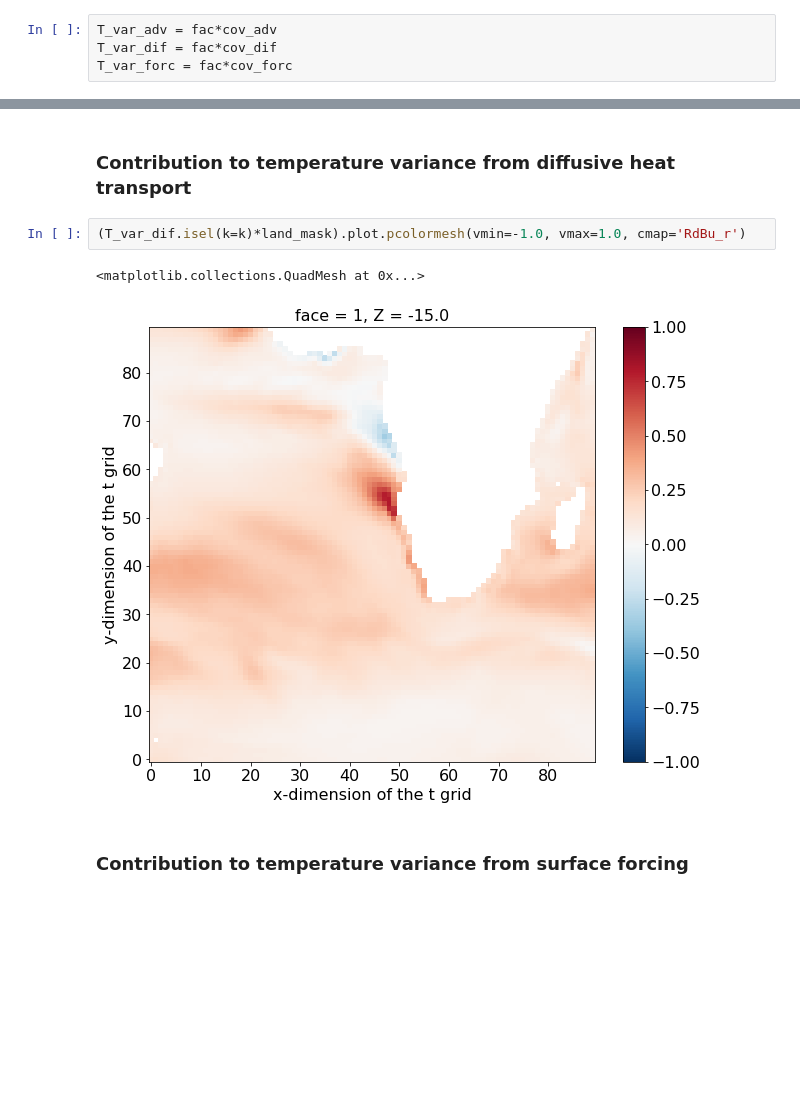
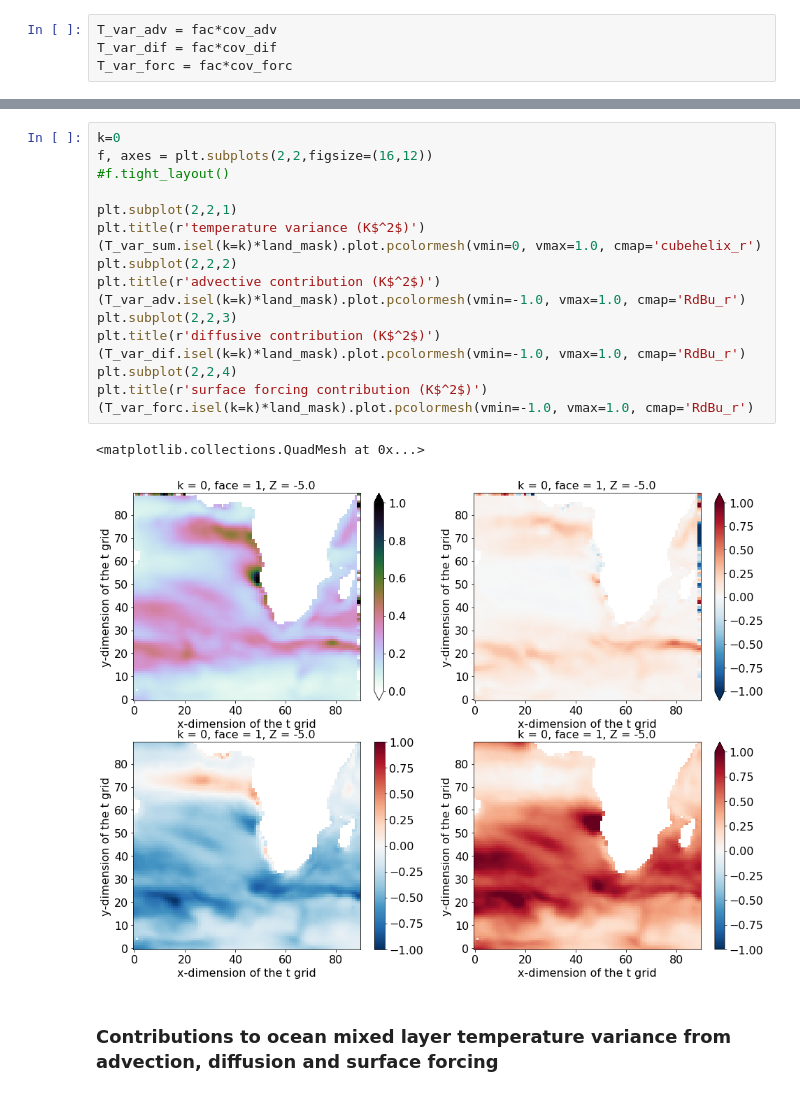
Before and after one commit to cpatrizio88/pangeo_ECCO, a Jupyter notebook: test_ecco_sstvarbudget.ipynb, the cells around one changed output, grey strips where cells are left out. Cells and saved outputs as stored; diff of their text form; blank space fills up the shorter version.

Commit message:
ocean mixed layer temperature variance budget is balanced

```diff
--- a/test_ecco_sstvarbudget.ipynb
+++ b/test_ecco_sstvarbudget.ipynb
@@ -812,9 +805,22 @@ T_var_forc = fac*cov_forc
-# %% [markdown]
-### Contribution to temperature variance from diffusive heat transport
-# %%
-(T_var_dif.isel(k=k)*land_mask).plot.pcolormesh(vmin=-1.0, vmax=1.0, cmap='RdBu_r')
-# %% [output]
-<matplotlib.collections.QuadMesh at 0x...>
-[figure, removed]
+# %%
+k=0
+f, axes = plt.subplots(2,2,figsize=(16,12))
+#f.tight_layout()
+
+plt.subplot(2,2,1)
+plt.title(r'temperature variance (K$^2$)')
+(T_var_sum.isel(k=k)*land_mask).plot.pcolormesh(vmin=0, vmax=1.0, cmap='cubehelix_r')
+plt.subplot(2,2,2)
+plt.title(r'advective contribution (K$^2$)')
+(T_var_adv.isel(k=k)*land_mask).plot.pcolormesh(vmin=-1.0, vmax=1.0, cmap='RdBu_r')
+plt.subplot(2,2,3)
+plt.title(r'diffusive contribution (K$^2$)')
+(T_var_dif.isel(k=k)*land_mask).plot.pcolormesh(vmin=-1.0, vmax=1.0, cmap='RdBu_r')
+plt.subplot(2,2,4)
+plt.title(r'surface forcing contribution (K$^2$)')
+(T_var_forc.isel(k=k)*land_mask).plot.pcolormesh(vmin=-1.0, vmax=1.0, cmap='RdBu_r')
+# %% [output]
+<matplotlib.collections.QuadMesh at 0x...>
+[figure, added]
 # %% [markdown]
-### Contribution to temperature variance from surface forcing
+### Contributions to ocean mixed layer temperature variance from advection, diffusion and surface forcing
```
Also changed, not shown: parts of 12 cells of this notebook.
